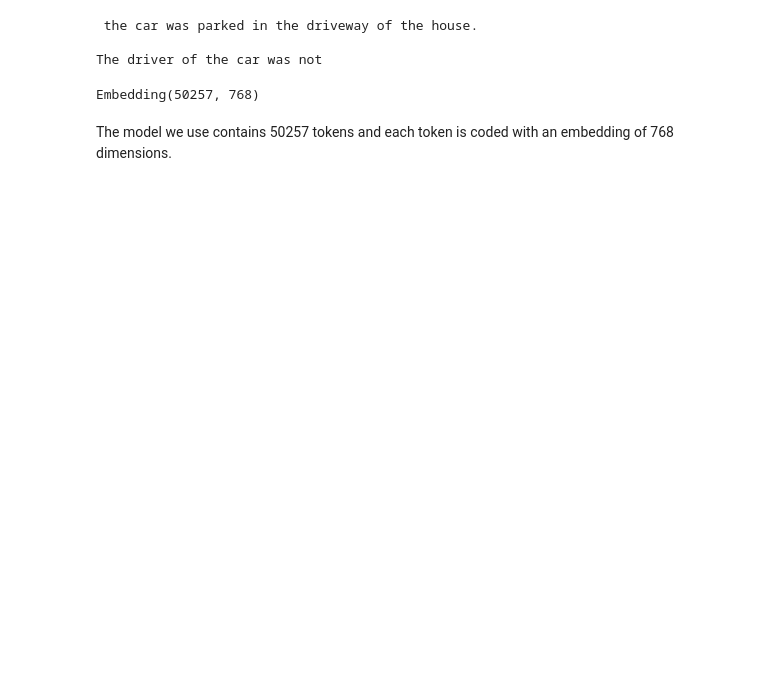
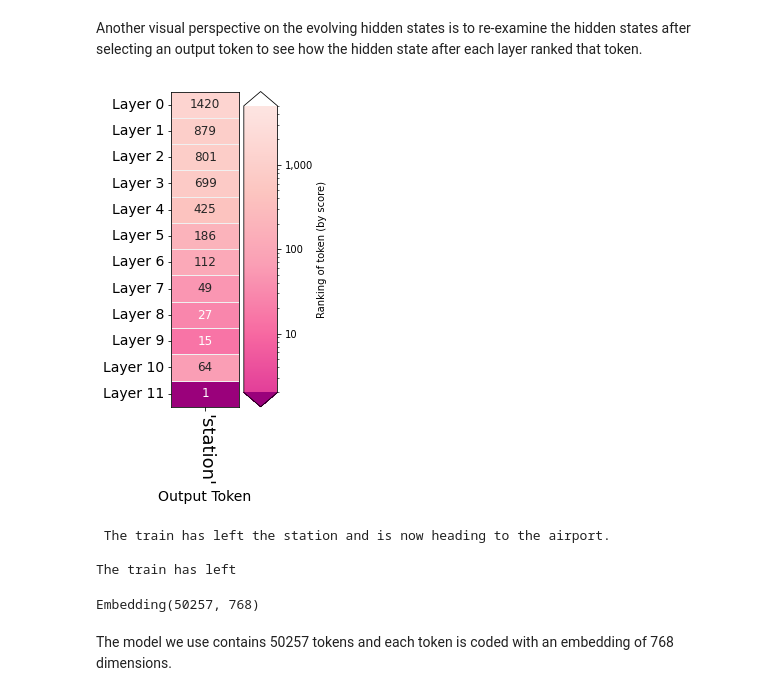
Before and after one commit to erc-kluijtmans/Machine-Learning, a Jupyter notebook: Simple_Transformer_Language_Model.ipynb, the cells around one changed output. Cells and saved outputs as stored; diff of their text form; code cells hidden in the pictures; blank space fills up the shorter version.

```diff
--- a/Simple_Transformer_Language_Model.ipynb
+++ b/Simple_Transformer_Language_Model.ipynb
@@ -45,0 +115,7 @@ Example of Tokenization - Fig.1
+# %%
+import ecco
+lm = ecco.from_pretrained('gpt2', verbose=False)
+prompt=""" The train has left the"""
+
+output = lm.generate(prompt, generate=1, do_sample=False, attribution=['ig'])
+output.primary_attributions(attr_method='ig')
@@ -46,5 +133,11 @@ Example of Tokenization - Fig.1
+# %% [markdown]
+Another visual perspective on the evolving hidden states is to re-examine the hidden states after selecting an output token to see how the hidden state after each layer ranked that token.
+# %%
+output.rankings()
+# %% [output]
+[figure, added]
 # %%
-text = "the car was"
+text = "The train has left the"
 
 # Tokenize the input string
 input = tokenizer.encode(text, return_tensors="pt")
@@ -55,9 +148,9 @@ output = model.generate(input, max_length=20, do_sample=False)
 # Print the output
 print('\n',tokenizer.decode(output[0]))
 # %% [output]
- the car was parked in the driveway of the house.
+ The train has left the station and is now heading to the airport.
 
-The driver of the car was not
+The train has left
 # %%
 model. transformer.wte
 # %% [output]
```
Also changed, not shown: parts of 60 cells of this notebook.
